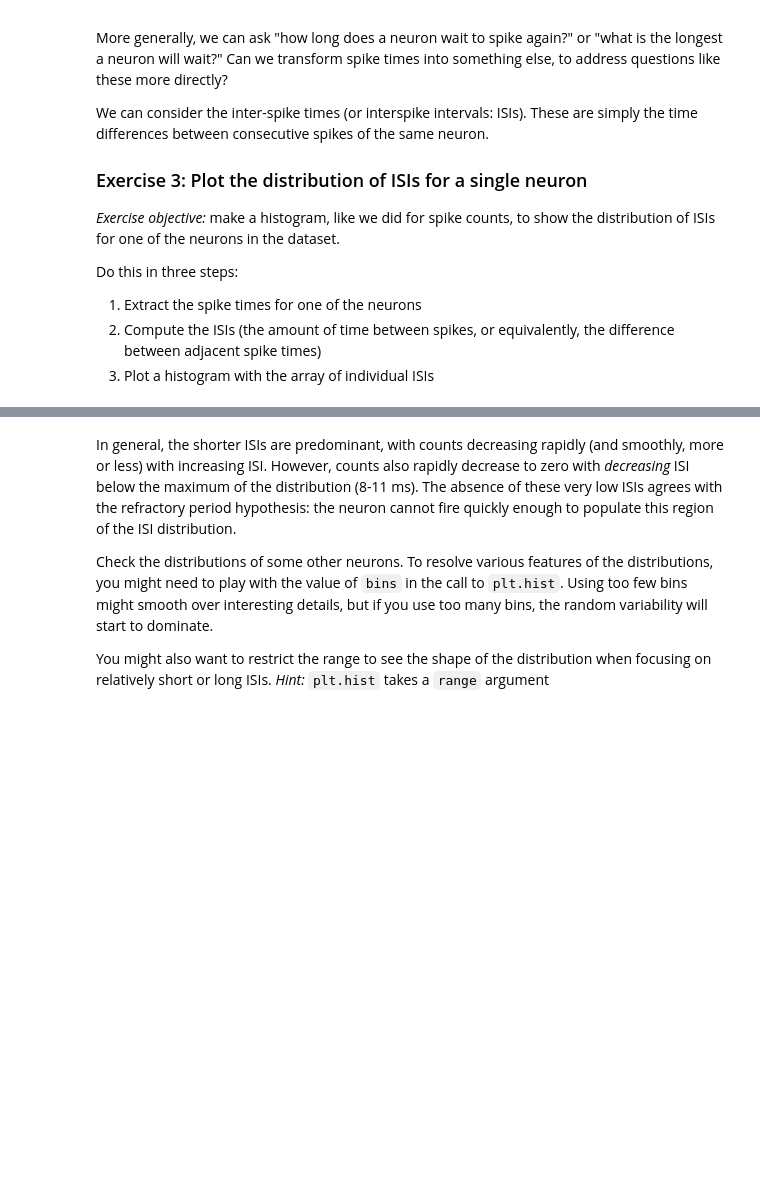
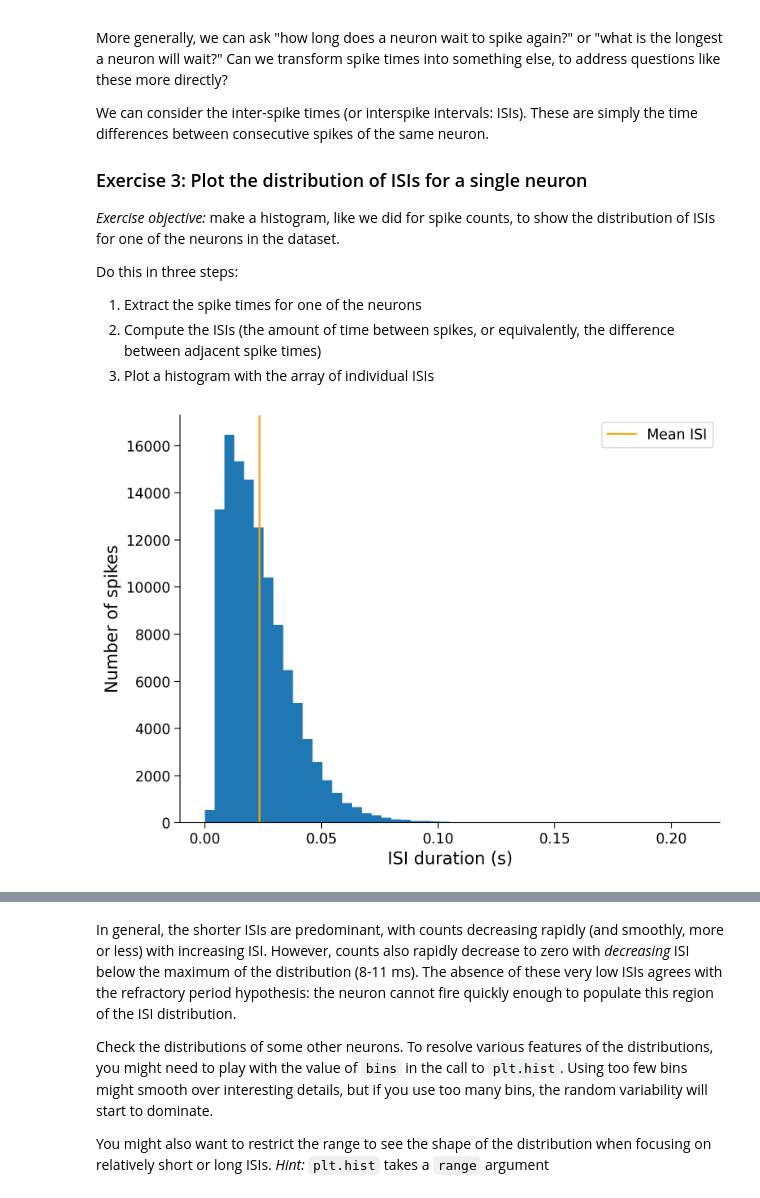
Before and after one commit to Alx-mor/NMA-Tutorials, a Jupyter notebook: tutorials/W1D1_ModelTypes/student/W1D1_Tutorial1.ipynb, the cells around one changed output, grey strips where cells are left out. Drawn from its saved outputs; the diff is of its cells as text; code cells hidden in the pictures; blank space fills up the shorter version.

```diff
--- a/tutorials/W1D1_ModelTypes/student/W1D1_Tutorial1.ipynb
+++ b/tutorials/W1D1_ModelTypes/student/W1D1_Tutorial1.ipynb
@@ -532,34 +560,36 @@ Do this in three steps:
 # %%
 def compute_single_neuron_isis(spike_times, neuron_idx):
   """Compute a vector of ISIs for a single neuron given spike times.
 
   Args:
     spike_times (list of 1D arrays): Spike time dataset, with the first
       dimension corresponding to different neurons.
     neuron_idx (int): Index of the unit to compute ISIs for.
 
   Returns:
     isis (1D array): Duration of time between each spike from one neuron.
   """
   #############################################################################
   # Students: Fill in missing code (...) and comment or remove the next line
-  raise NotImplementedError("Exercise: compute single neuron ISIs")
+  # raise NotImplementedError("Exercise: compute single neuron ISIs")
   #############################################################################
 
   # Extract the spike times for the specified neuron
-  single_neuron_spikes = ...
+  single_neuron_spikes = spike_times[neuron_idx]
 
   # Compute the ISIs for this set of spikes
   # Hint: the function np.diff computes discrete differences along an array
-  isis = ...
+  isis = np.diff(single_neuron_spikes)
 
   return isis
 
 # Compute ISIs
 single_neuron_isis = compute_single_neuron_isis(spike_times, neuron_idx=283)
 
 # Visualize ISIs
 plot_isis(single_neuron_isis)
+# %% [output]
+[figure, added]
 # %% [markdown]
 [*Click for solution*](https://github.com/NeuromatchAcademy/course-content/tree/main/tutorials/W1D1_ModelTypes/solutions/W1D1_Tutorial1_Solution_2972c168.py)
 
```
Also changed, not shown: parts of 9 cells of this notebook.
